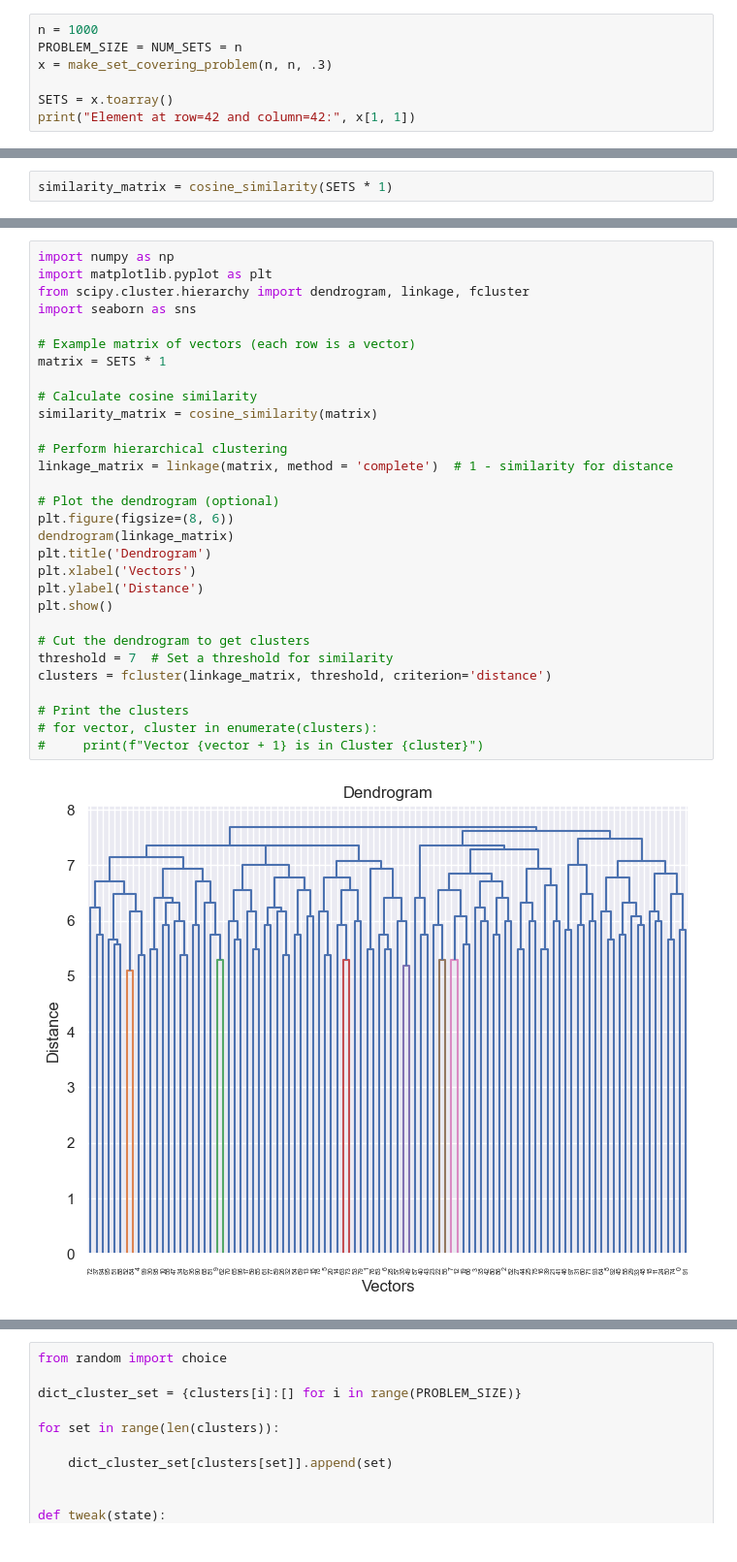
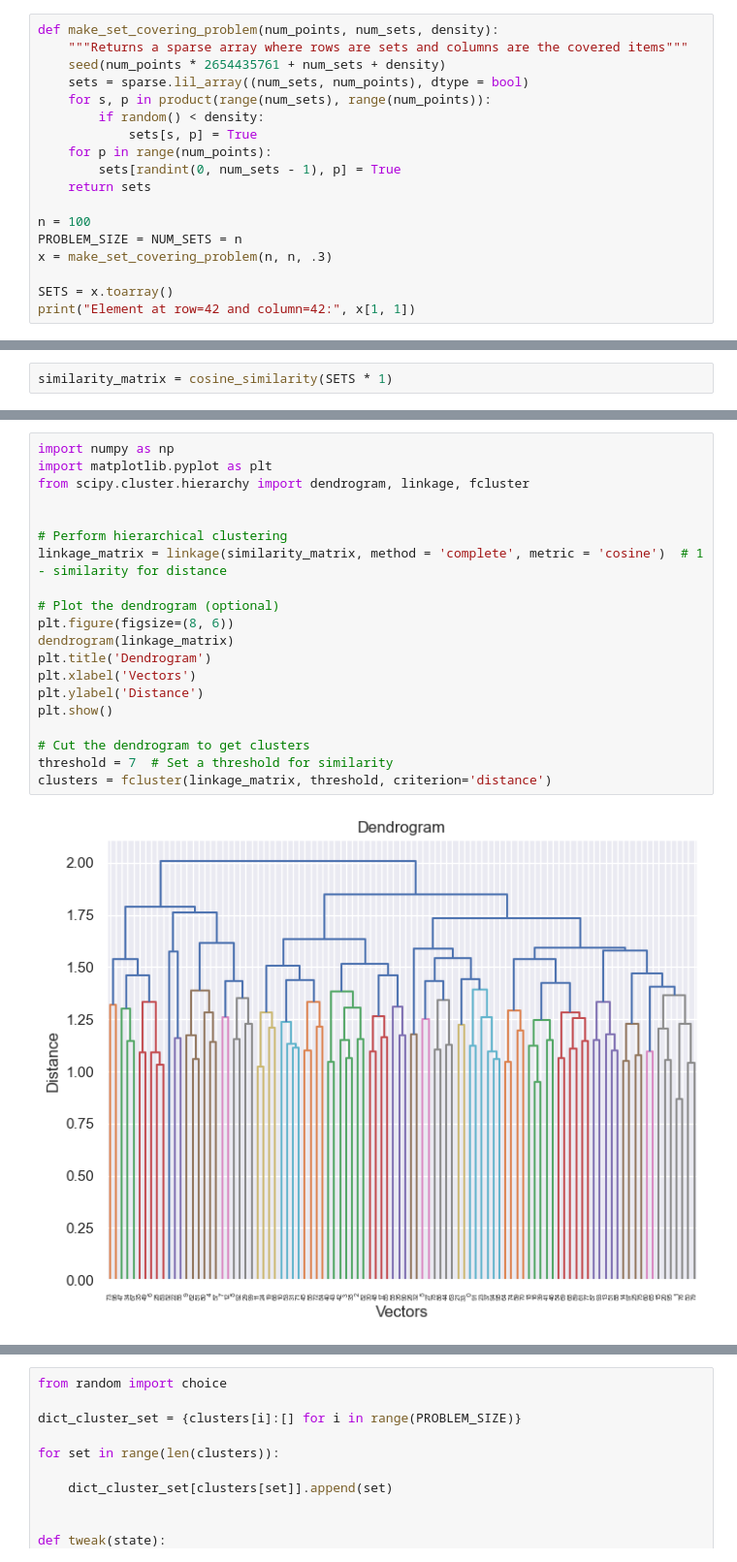
Before and after one commit to Mattizza/CompInt2324, a Jupyter notebook: Halloween_Challenge/Halloween.ipynb, the cells around one changed output, grey strips where cells are left out. Shown at 97% size. Saved outputs shown, nothing was run; the diff lists cells and outputs as text.

Commit message:
added cosine to the clustering, redo it

```diff
--- a/Halloween_Challenge/Halloween.ipynb
+++ b/Halloween_Challenge/Halloween.ipynb
@@ -33,7 +23,18 @@ Find the best solution with the fewest calls to the fitness functions for:
 * `num_sets = num_points`
 * `density = [.3, .7]`
 # %%
-n = 1000
+def make_set_covering_problem(num_points, num_sets, density):
+    """Returns a sparse array where rows are sets and columns are the covered items"""
+    seed(num_points * 2654435761 + num_sets + density)
+    sets = sparse.lil_array((num_sets, num_points), dtype = bool)
+    for s, p in product(range(num_sets), range(num_points)):
+        if random() < density:
+            sets[s, p] = True
+    for p in range(num_points):
+        sets[randint(0, num_sets - 1), p] = True
+    return sets
+
+n = 100
 PROBLEM_SIZE = NUM_SETS = n
 x = make_set_covering_problem(n, n, .3)
 
@@ -62,34 +61,24 @@ plt.show()
 # %%
 import numpy as np
 import matplotlib.pyplot as plt
 from scipy.cluster.hierarchy import dendrogram, linkage, fcluster
-import seaborn as sns
 
-# Example matrix of vectors (each row is a vector)
-matrix = SETS * 1
-
-# Calculate cosine similarity
-similarity_matrix = cosine_similarity(matrix)
 
 # Perform hierarchical clustering
-linkage_matrix = linkage(matrix, method = 'complete')  # 1 - similarity for distance
+linkage_matrix = linkage(similarity_matrix, method = 'complete', metric = 'cosine')  # 1 - similarity for distance
 
 # Plot the dendrogram (optional)
 plt.figure(figsize=(8, 6))
 dendrogram(linkage_matrix)
 plt.title('Dendrogram')
 plt.xlabel('Vectors')
 plt.ylabel('Distance')
 plt.show()
 
 # Cut the dendrogram to get clusters
 threshold = 7  # Set a threshold for similarity
 clusters = fcluster(linkage_matrix, threshold, criterion='distance')
-
-# Print the clusters
-# for vector, cluster in enumerate(clusters):
-#     print(f"Vector {vector + 1} is in Cluster {cluster}")
 # %% [output]
-[figure, old version]
+[figure, new version]
 # %%
 # TRADE-OFF between cost and number of calls (0.3 density)
```
Also changed, not shown: parts of 11 cells of this notebook.
